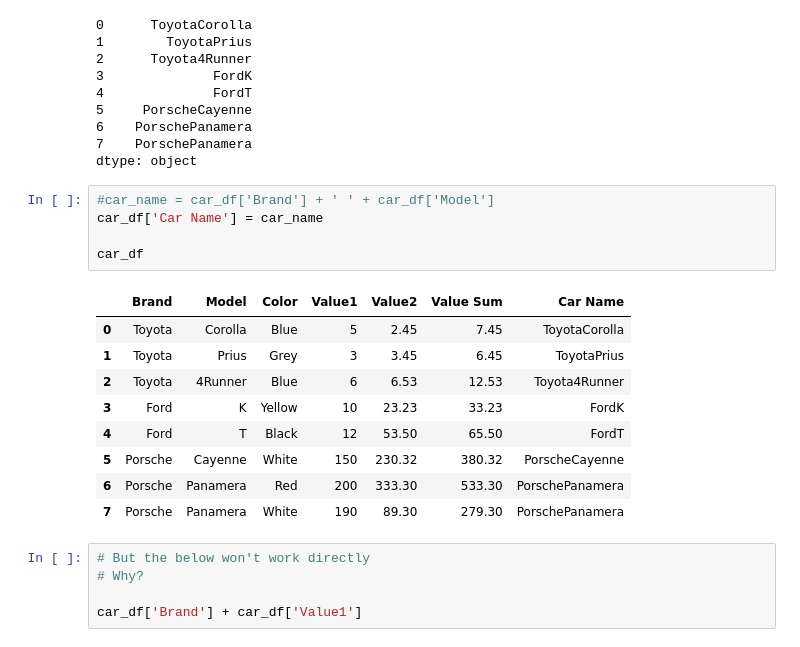
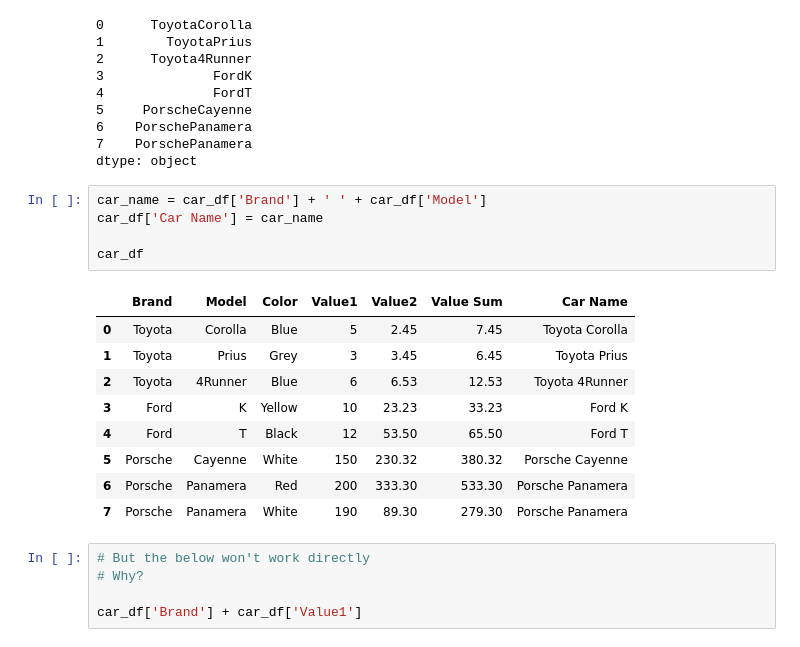
Before and after one commit to RAlexArnold/4Geeks, a Jupyter notebook: Week01/week01_example.ipynb, the cells around one changed output. Drawn from its saved outputs; the diff is of its cells as text.

```diff
--- a/Week01/week01_example.ipynb
+++ b/Week01/week01_example.ipynb
@@ -597,20 +657,20 @@ car_name
 7    PorschePanamera
 dtype: object
 # %%
-#car_name = car_df['Brand'] + ' ' + car_df['Model']
+car_name = car_df['Brand'] + ' ' + car_df['Model']
 car_df['Car Name'] = car_name
 
 car_df
 # %% [output]
 |  | Brand | Model | Color | Value1 | Value2 | Value Sum | Car Name |
-| 0 | Toyota | Corolla | Blue | 5 | 2.45 | 7.45 | ToyotaCorolla |
-| 1 | Toyota | Prius | Grey | 3 | 3.45 | 6.45 | ToyotaPrius |
-| 2 | Toyota | 4Runner | Blue | 6 | 6.53 | 12.53 | Toyota4Runner |
-| 3 | Ford | K | Yellow | 10 | 23.23 | 33.23 | FordK |
-| 4 | Ford | T | Black | 12 | 53.50 | 65.50 | FordT |
-| 5 | Porsche | Cayenne | White | 150 | 230.32 | 380.32 | PorscheCayenne |
-| 6 | Porsche | Panamera | Red | 200 | 333.30 | 533.30 | PorschePanamera |
-| 7 | Porsche | Panamera | White | 190 | 89.30 | 279.30 | PorschePanamera |
+| 0 | Toyota | Corolla | Blue | 5 | 2.45 | 7.45 | Toyota Corolla |
+| 1 | Toyota | Prius | Grey | 3 | 3.45 | 6.45 | Toyota Prius |
+| 2 | Toyota | 4Runner | Blue | 6 | 6.53 | 12.53 | Toyota 4Runner |
+| 3 | Ford | K | Yellow | 10 | 23.23 | 33.23 | Ford K |
+| 4 | Ford | T | Black | 12 | 53.50 | 65.50 | Ford T |
+| 5 | Porsche | Cayenne | White | 150 | 230.32 | 380.32 | Porsche Cayenne |
+| 6 | Porsche | Panamera | Red | 200 | 333.30 | 533.30 | Porsche Panamera |
+| 7 | Porsche | Panamera | White | 190 | 89.30 | 279.30 | Porsche Panamera |
 # %%
 # But the below won't work directly
 # Why?
```
Also changed, not shown: parts of 55 cells of this notebook.
